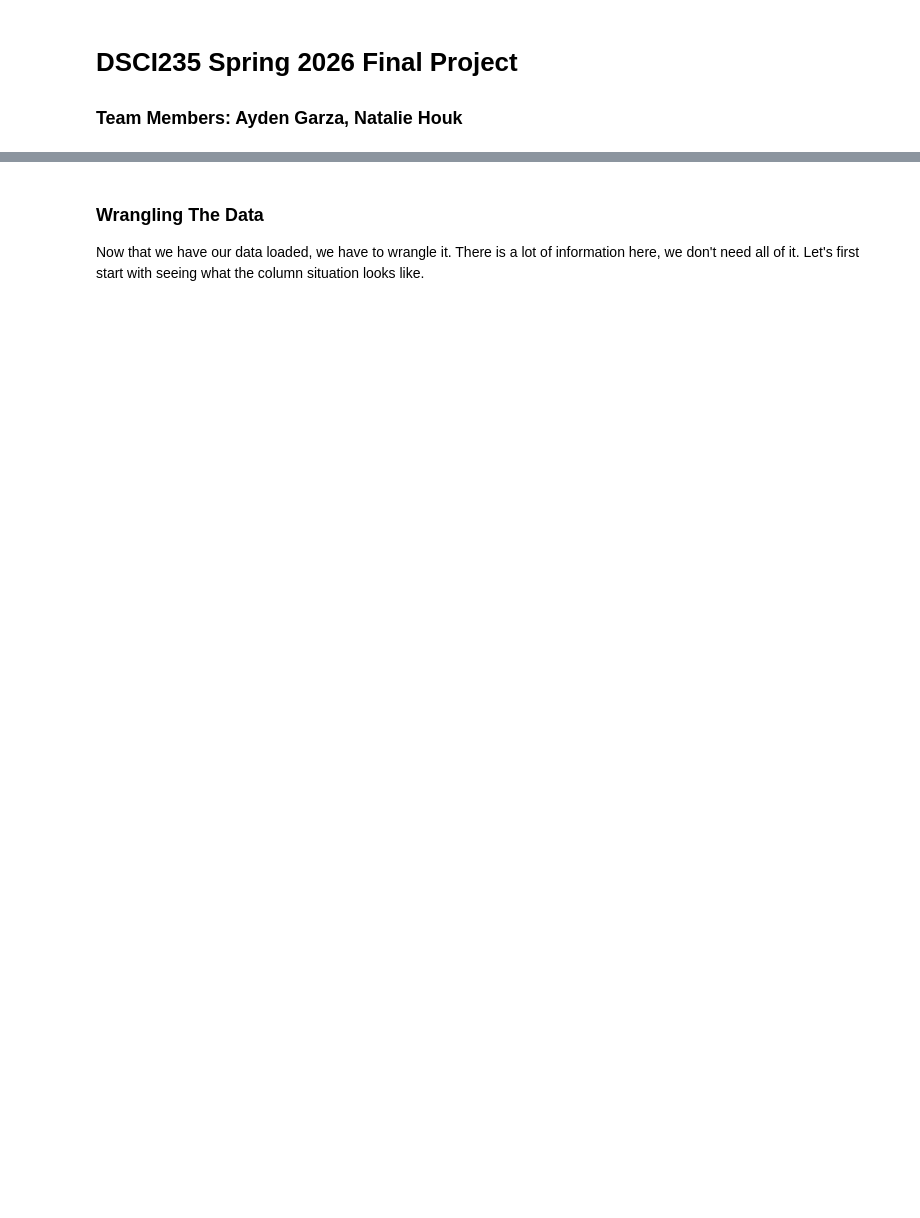
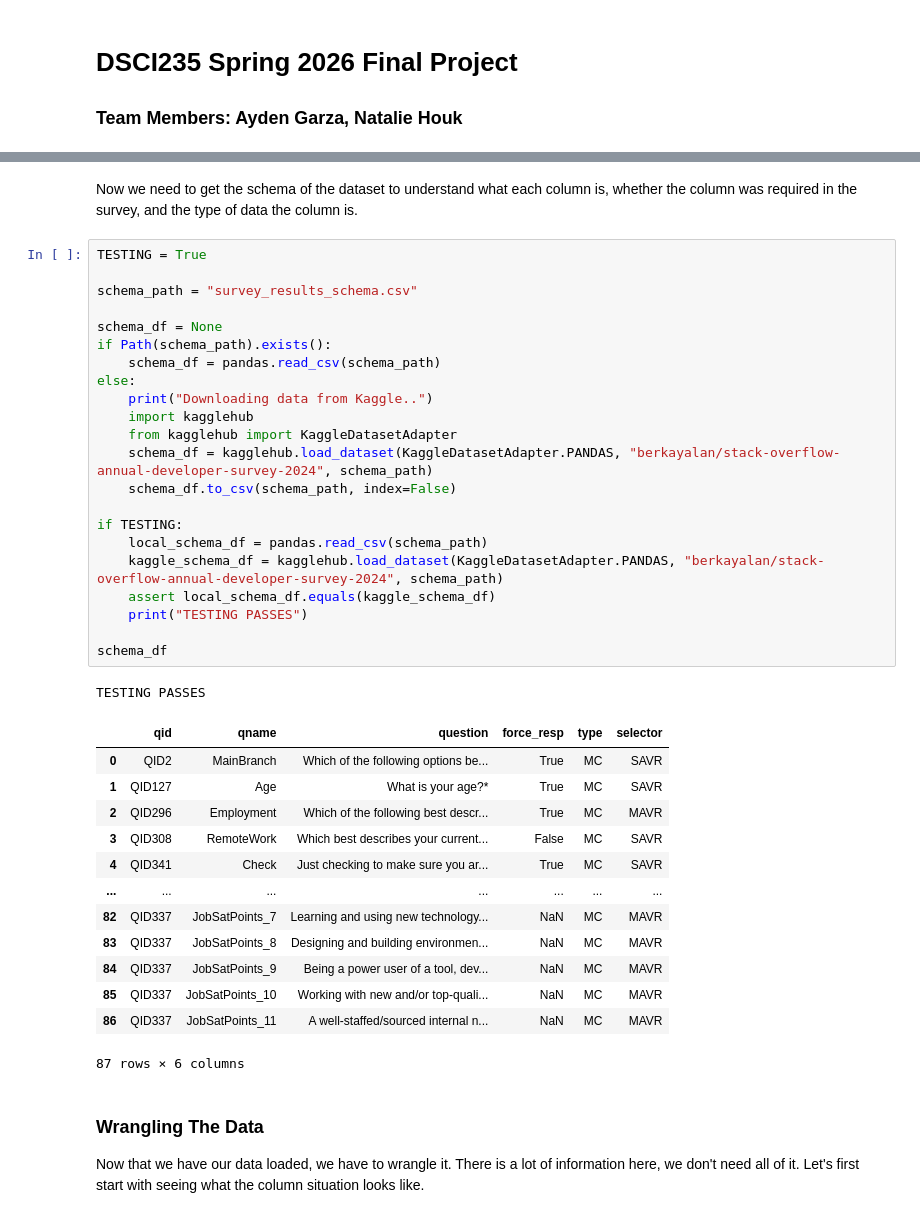
Before and after one commit to AydenGarza/dsci235-final-project, a Jupyter notebook: project.ipynb, the cells around one changed output, grey strips where cells are left out. Cells and saved outputs as stored; diff of their text form; blank space fills up the shorter version.

```diff
--- a/project.ipynb
+++ b/project.ipynb
@@ -44,6 +46,45 @@ TESTING PASSES
 | 65435 | 65436 | I am a developer by profession | 18-24 years old | Employed, full-time | Hybrid (some remote, some in-person) | Apples | Hobby;Contribute to open-source p... | Secondary school (e.g. American h... | ... |
 | 65436 | 65437 | I code primarily as a hobby | 18-24 years old | Student, full-time | NaN | Apples | NaN | NaN | ... |
 65437 rows × 114 columns
+# %% [markdown]
+Now we need to get the schema of the dataset to understand what each column is, whether the column was required in the survey, and the type of data the column is.
+# %%
+TESTING = True
+
+schema_path = "survey_results_schema.csv"
+
+schema_df = None
+if Path(schema_path).exists():
+    schema_df = pandas.read_csv(schema_path)
+else:
+    print("Downloading data from Kaggle..")
+    import kagglehub
+    from kagglehub import KaggleDatasetAdapter
+    schema_df = kagglehub.load_dataset(KaggleDatasetAdapter.PANDAS, "berkayalan/stack-overflow-annual-developer-survey-2024", schema_path)
+    schema_df.to_csv(schema_path, index=False)
+
+if TESTING:
+    local_schema_df = pandas.read_csv(schema_path)
+    kaggle_schema_df = kagglehub.load_dataset(KaggleDatasetAdapter.PANDAS, "berkayalan/stack-overflow-annual-developer-survey-2024", schema_path)
+    assert local_schema_df.equals(kaggle_schema_df)
+    print("TESTING PASSES")
+
+schema_df
+# %% [output]
+TESTING PASSES
+|  | qid | qname | question | force_resp | type | selector |
+| 0 | QID2 | MainBranch | Which of the following options be... | True | MC | SAVR |
+| 1 | QID127 | Age | What is your age?* | True | MC | SAVR |
+| 2 | QID296 | Employment | Which of the following best descr... | True | MC | MAVR |
+| 3 | QID308 | RemoteWork | Which best describes your current... | False | MC | SAVR |
+| 4 | QID341 | Check | Just checking to make sure you ar... | True | MC | SAVR |
+| ... | ... | ... | ... | ... | ... | ... |
+| 82 | QID337 | JobSatPoints_7 | Learning and using new technology... | NaN | MC | MAVR |
+| 83 | QID337 | JobSatPoints_8 | Designing and building environmen... | NaN | MC | MAVR |
+| 84 | QID337 | JobSatPoints_9 | Being a power user of a tool, dev... | NaN | MC | MAVR |
+| 85 | QID337 | JobSatPoints_10 | Working with new and/or top-quali... | NaN | MC | MAVR |
+| 86 | QID337 | JobSatPoints_11 | A well-staffed/sourced internal n... | NaN | MC | MAVR |
+87 rows × 6 columns
 # %% [markdown]
 ### Wrangling The Data
 Now that we have our data loaded, we have to wrangle it. There is a lot of information here, we don't need all of it. Let's first start with seeing what the column situation looks like.
```
Also changed, not shown: parts of 9 cells of this notebook.
